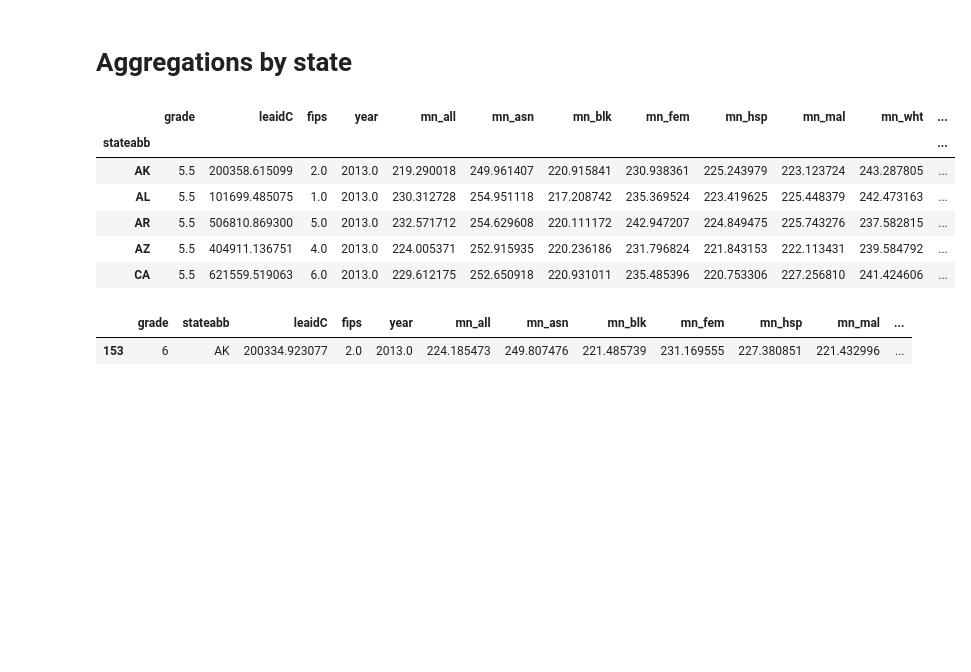
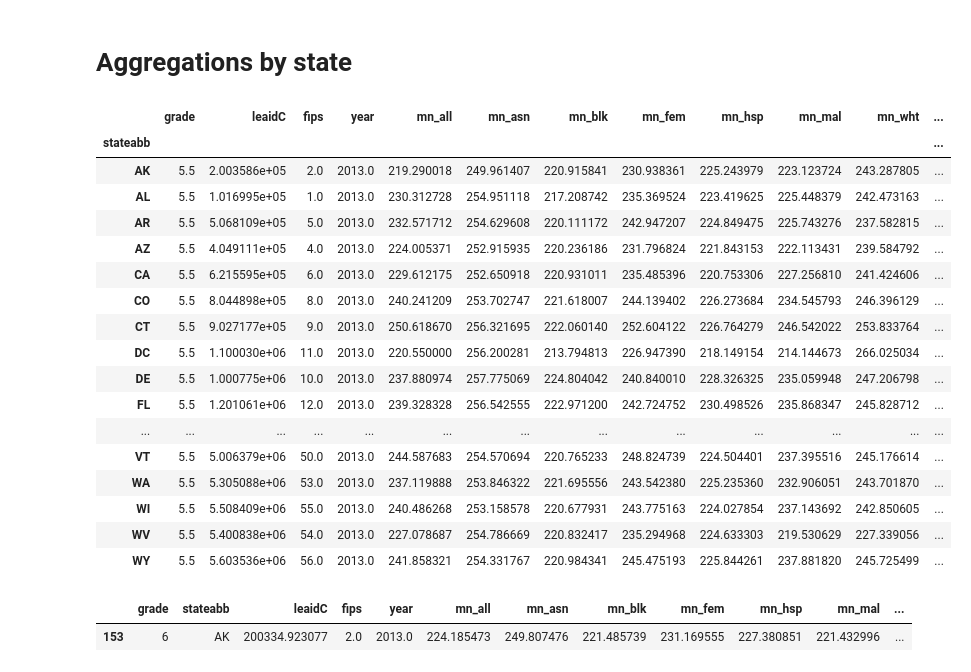
Before and after one commit to tbuck09/Education_Data_Visualization_Project, a Jupyter notebook: SEDA_Data_EDA.ipynb, the cells around one changed output. Saved outputs shown, nothing was run; the diff lists cells and outputs as text; code cells hidden in the pictures; blank space fills up the shorter version.

```diff
--- a/SEDA_Data_EDA.ipynb
+++ b/SEDA_Data_EDA.ipynb
@@ -467,13 +467,24 @@ math_2013_state_agg.fillna(math_2013_state_agg.mean(), inplace= True)
 ela_2013_state_agg.to_csv("resources/data/ela_2013_state_agg.csv")
 math_2013_state_agg.to_csv("resources/data/math_2013_state_agg.csv")
 # %%
-ela_2013_state_agg.head()
+ela_2013_state_agg
 # %% [output]
 |  | grade | leaidC | fips | year | mn_all | mn_asn | mn_blk | mn_fem | mn_hsp | mn_mal | mn_wht | ... |
 | stateabb |  |  |  |  |  |  |  |  |  |  |  | ... |
-| AK | 5.5 | 200358.615099 | 2.0 | 2013.0 | 219.290018 | 249.961407 | 220.915841 | 230.938361 | 225.243979 | 223.123724 | 243.287805 | ... |
-| AL | 5.5 | 101699.485075 | 1.0 | 2013.0 | 230.312728 | 254.951118 | 217.208742 | 235.369524 | 223.419625 | 225.448379 | 242.473163 | ... |
-| AR | 5.5 | 506810.869300 | 5.0 | 2013.0 | 232.571712 | 254.629608 | 220.111172 | 242.947207 | 224.849475 | 225.743276 | 237.582815 | ... |
-| AZ | 5.5 | 404911.136751 | 4.0 | 2013.0 | 224.005371 | 252.915935 | 220.236186 | 231.796824 | 221.843153 | 222.113431 | 239.584792 | ... |
-| CA | 5.5 | 621559.519063 | 6.0 | 2013.0 | 229.612175 | 252.650918 | 220.931011 | 235.485396 | 220.753306 | 227.256810 | 241.424606 | ... |
+| AK | 5.5 | 2.003586e+05 | 2.0 | 2013.0 | 219.290018 | 249.961407 | 220.915841 | 230.938361 | 225.243979 | 223.123724 | 243.287805 | ... |
+| AL | 5.5 | 1.016995e+05 | 1.0 | 2013.0 | 230.312728 | 254.951118 | 217.208742 | 235.369524 | 223.419625 | 225.448379 | 242.473163 | ... |
+| AR | 5.5 | 5.068109e+05 | 5.0 | 2013.0 | 232.571712 | 254.629608 | 220.111172 | 242.947207 | 224.849475 | 225.743276 | 237.582815 | ... |
+| AZ | 5.5 | 4.049111e+05 | 4.0 | 2013.0 | 224.005371 | 252.915935 | 220.236186 | 231.796824 | 221.843153 | 222.113431 | 239.584792 | ... |
+| CA | 5.5 | 6.215595e+05 | 6.0 | 2013.0 | 229.612175 | 252.650918 | 220.931011 | 235.485396 | 220.753306 | 227.256810 | 241.424606 | ... |
+| CO | 5.5 | 8.044898e+05 | 8.0 | 2013.0 | 240.241209 | 253.702747 | 221.618007 | 244.139402 | 226.273684 | 234.545793 | 246.396129 | ... |
+| CT | 5.5 | 9.027177e+05 | 9.0 | 2013.0 | 250.618670 | 256.321695 | 222.060140 | 252.604122 | 226.764279 | 246.542022 | 253.833764 | ... |
+| DC | 5.5 | 1.100030e+06 | 11.0 | 2013.0 | 220.550000 | 256.200281 | 213.794813 | 226.947390 | 218.149154 | 214.144673 | 266.025034 | ... |
+| DE | 5.5 | 1.000775e+06 | 10.0 | 2013.0 | 237.880974 | 257.775069 | 224.804042 | 240.840010 | 228.326325 | 235.059948 | 247.206798 | ... |
+| FL | 5.5 | 1.201061e+06 | 12.0 | 2013.0 | 239.328328 | 256.542555 | 222.971200 | 242.724752 | 230.498526 | 235.868347 | 245.828712 | ... |
+| ... | ... | ... | ... | ... | ... | ... | ... | ... | ... | ... | ... | ... |
+| VT | 5.5 | 5.006379e+06 | 50.0 | 2013.0 | 244.587683 | 254.570694 | 220.765233 | 248.824739 | 224.504401 | 237.395516 | 245.176614 | ... |
+| WA | 5.5 | 5.305088e+06 | 53.0 | 2013.0 | 237.119888 | 253.846322 | 221.695556 | 243.542380 | 225.235360 | 232.906051 | 243.701870 | ... |
+| WI | 5.5 | 5.508409e+06 | 55.0 | 2013.0 | 240.486268 | 253.158578 | 220.677931 | 243.775163 | 224.027854 | 237.143692 | 242.850605 | ... |
+| WV | 5.5 | 5.400838e+06 | 54.0 | 2013.0 | 227.078687 | 254.786669 | 220.832417 | 235.294968 | 224.633303 | 219.530629 | 227.339056 | ... |
+| WY | 5.5 | 5.603536e+06 | 56.0 | 2013.0 | 241.858321 | 254.331767 | 220.984341 | 245.475193 | 225.844261 | 237.881820 | 245.725499 | ... |
 # %%
```
Also changed, not shown: parts of 2 cells of this notebook, 6 other files.
